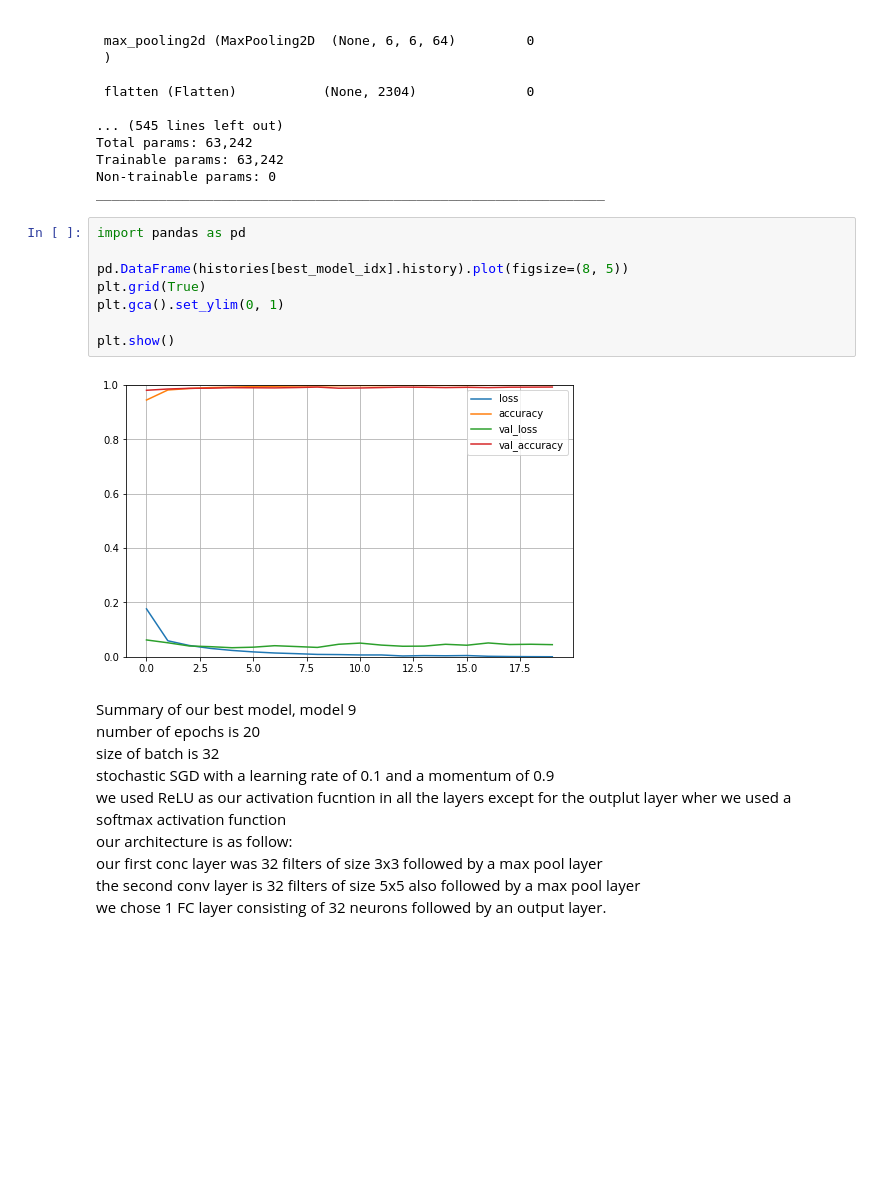
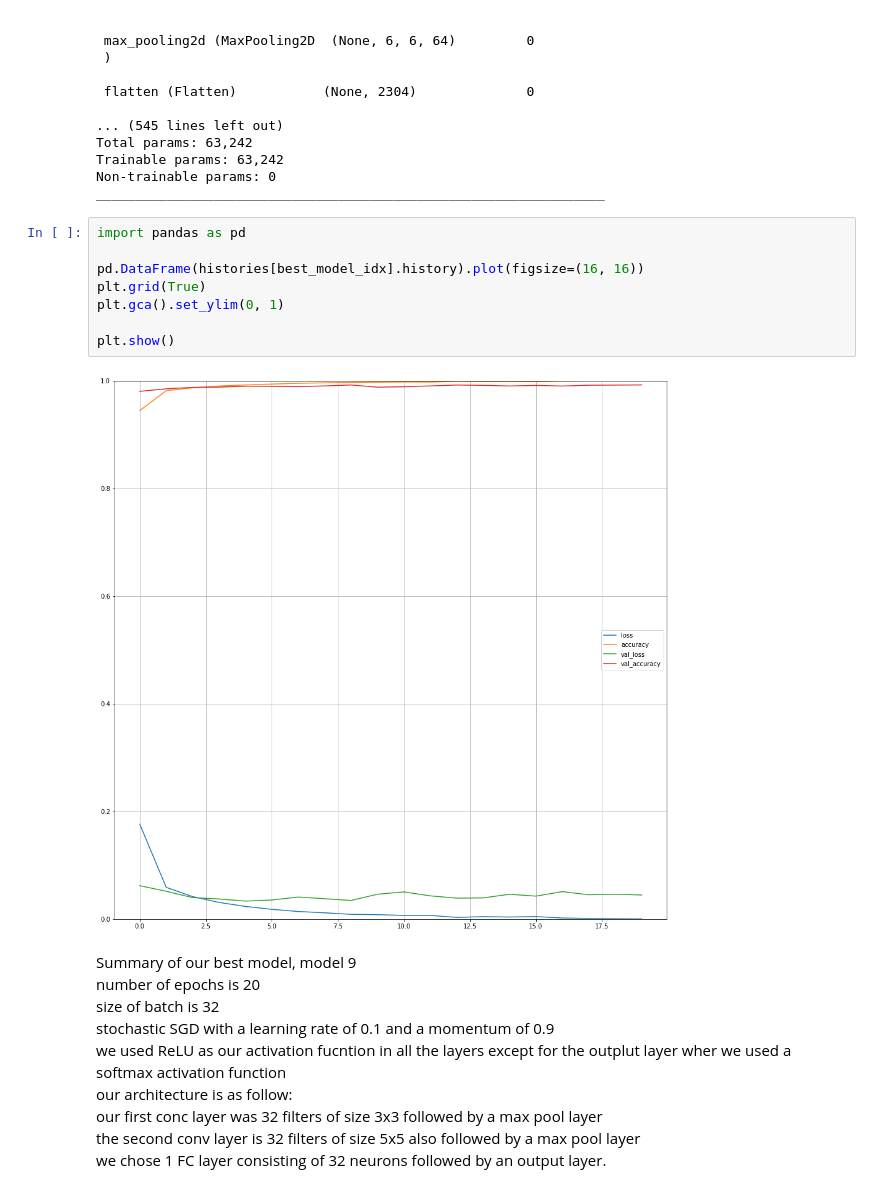
Before and after one commit to Al-ameen007/CNN, a Jupyter notebook: CNN.ipynb, the cells around one changed output. Cells and saved outputs as stored; diff of their text form; blank space fills up the shorter version.

```diff
--- a/CNN.ipynb
+++ b/CNN.ipynb
@@ -829,13 +829,13 @@ _________________________________________________________________
 # %%
 import pandas as pd
 
-pd.DataFrame(histories[best_model_idx].history).plot(figsize=(8, 5))
+pd.DataFrame(histories[best_model_idx].history).plot(figsize=(16, 16))
 plt.grid(True)
 plt.gca().set_ylim(0, 1)
 
 plt.show()
 # %% [output]
-[figure, old version]
+[figure, new version]
 # %% [markdown]
 Summary of our best model, model 9 <br>
 number of epochs is 20 <br>
```
Also changed, not shown: parts of 2 cells of this notebook.
